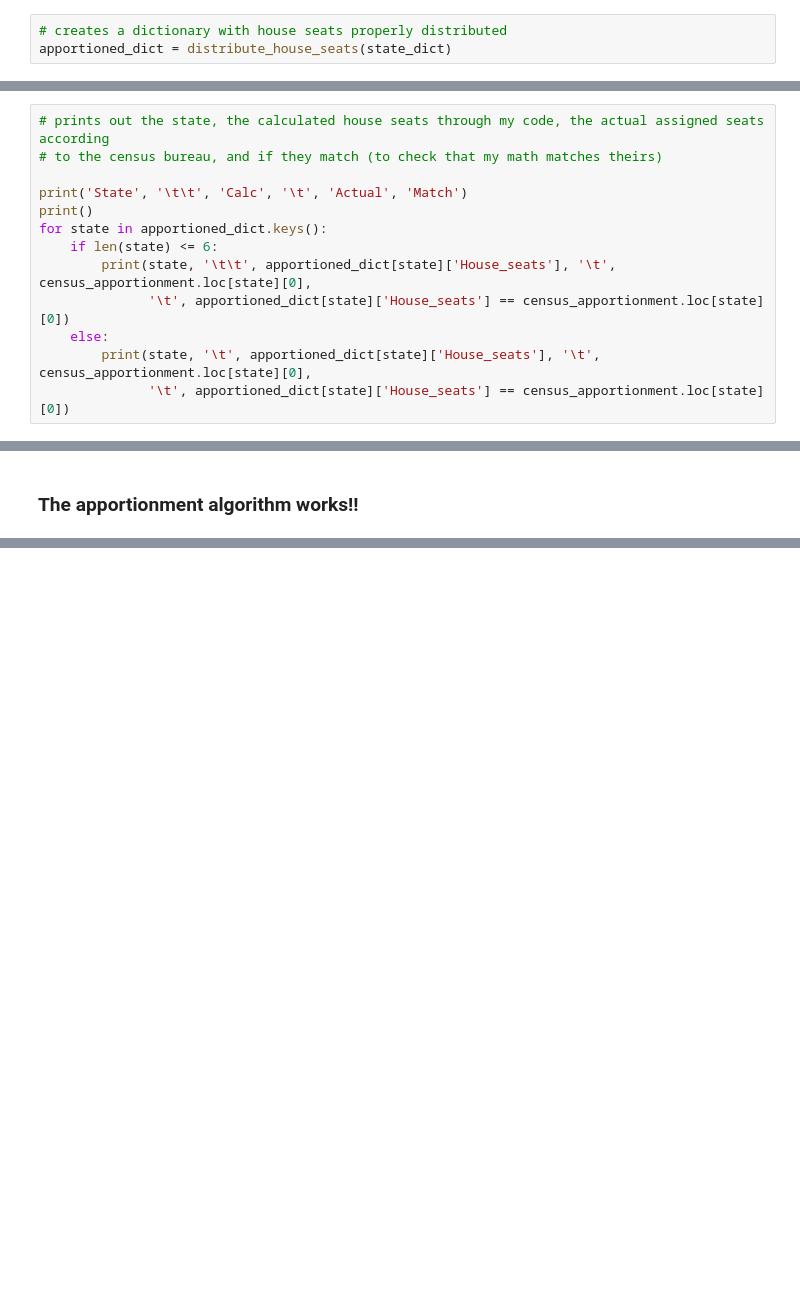
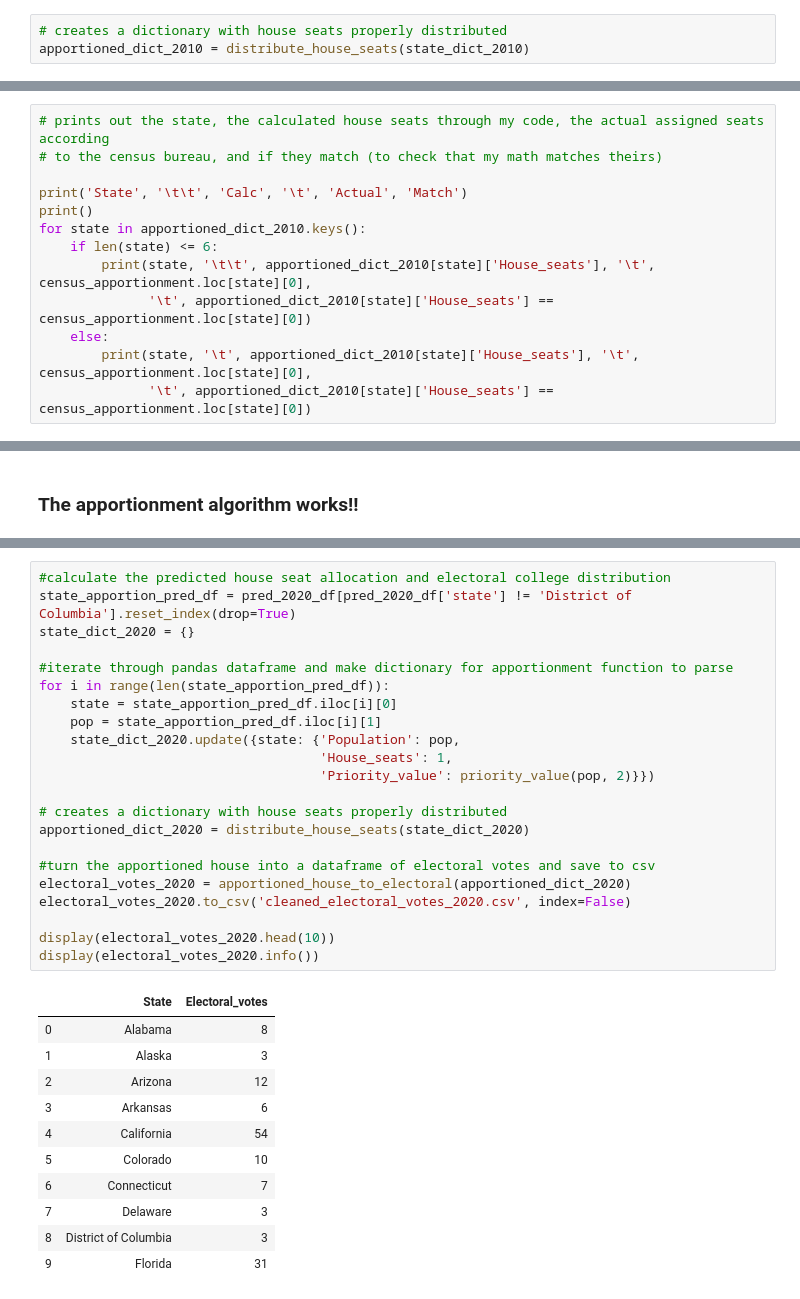
Before and after one commit to zapatos24/The_Electoral_College-Today_and_Tomorrow, a Jupyter notebook: electoral_college_data_map_analysis.ipynb, the cells around one changed output, grey strips where cells are left out. Saved outputs shown, nothing was run; the diff lists cells and outputs as text; blank space fills up the shorter version.

Commit message:
add function to turn apportioned house dict to electoral college df and predict electoral college makeup after 2020 census

```diff
--- a/electoral_college_data_map_analysis.ipynb
+++ b/electoral_college_data_map_analysis.ipynb
@@ -286,7 +334,7 @@ display(len(state_dict.keys()))
 50
 # %%
 # creates a dictionary with house seats properly distributed
-apportioned_dict = distribute_house_seats(state_dict)
+apportioned_dict_2010 = distribute_house_seats(state_dict_2010)
 # %%
 # reads census apportionment of house seats into pandas dataframe and cleans
 census_apportionment = pd.read_excel('ApportionmentPopulation2010.xls', skiprows=10, usecols=[0,3])[:50]
@@ -319,13 +367,13 @@ None
 
 print('State', '\t\t', 'Calc', '\t', 'Actual', 'Match')
 print()
-for state in apportioned_dict.keys():
+for state in apportioned_dict_2010.keys():
     if len(state) <= 6:
-        print(state, '\t\t', apportioned_dict[state]['House_seats'], '\t', census_apportionment.loc[state][0],
-              '\t', apportioned_dict[state]['House_seats'] == census_apportionment.loc[state][0])
+        print(state, '\t\t', apportioned_dict_2010[state]['House_seats'], '\t', census_apportionment.loc[state][0],
+              '\t', apportioned_dict_2010[state]['House_seats'] == census_apportionment.loc[state][0])
     else:
-        print(state, '\t', apportioned_dict[state]['House_seats'], '\t', census_apportionment.loc[state][0],
-              '\t', apportioned_dict[state]['House_seats'] == census_apportionment.loc[state][0])
+        print(state, '\t', apportioned_dict_2010[state]['House_seats'], '\t', census_apportionment.loc[state][0],
+              '\t', apportioned_dict_2010[state]['House_seats'] == census_apportionment.loc[state][0])
 # %% [output]
 State            Calc    Actual Match
 
@@ -388,0 +424,34 @@ None
+# %%
+#calculate the predicted house seat allocation and electoral college distribution
+state_apportion_pred_df = pred_2020_df[pred_2020_df['state'] != 'District of Columbia'].reset_index(drop=True)
+state_dict_2020 = {}
+
+#iterate through pandas dataframe and make dictionary for apportionment function to parse
+for i in range(len(state_apportion_pred_df)):
+    state = state_apportion_pred_df.iloc[i][0]
+    pop = state_apportion_pred_df.iloc[i][1]
+    state_dict_2020.update({state: {'Population': pop,
+                                    'House_seats': 1,
+                                    'Priority_value': priority_value(pop, 2)}})
+
+# creates a dictionary with house seats properly distributed
+apportioned_dict_2020 = distribute_house_seats(state_dict_2020)
+
+#turn the apportioned house into a dataframe of electoral votes and save to csv
+electoral_votes_2020 = apportioned_house_to_electoral(apportioned_dict_2020)
+electoral_votes_2020.to_csv('cleaned_electoral_votes_2020.csv', index=False)
+
+display(electoral_votes_2020.head(10))
+display(electoral_votes_2020.info())
+# %% [output]
+|  | State | Electoral_votes |
+| 0 | Alabama | 8 |
+| 1 | Alaska | 3 |
+| 2 | Arizona | 12 |
+| 3 | Arkansas | 6 |
+| 4 | California | 54 |
+| 5 | Colorado | 10 |
+| 6 | Connecticut | 7 |
+| 7 | Delaware | 3 |
+| 8 | District of Columbia | 3 |
+| 9 | Florida | 31 |
```
Also changed, not shown: parts of 12 cells of this notebook.
